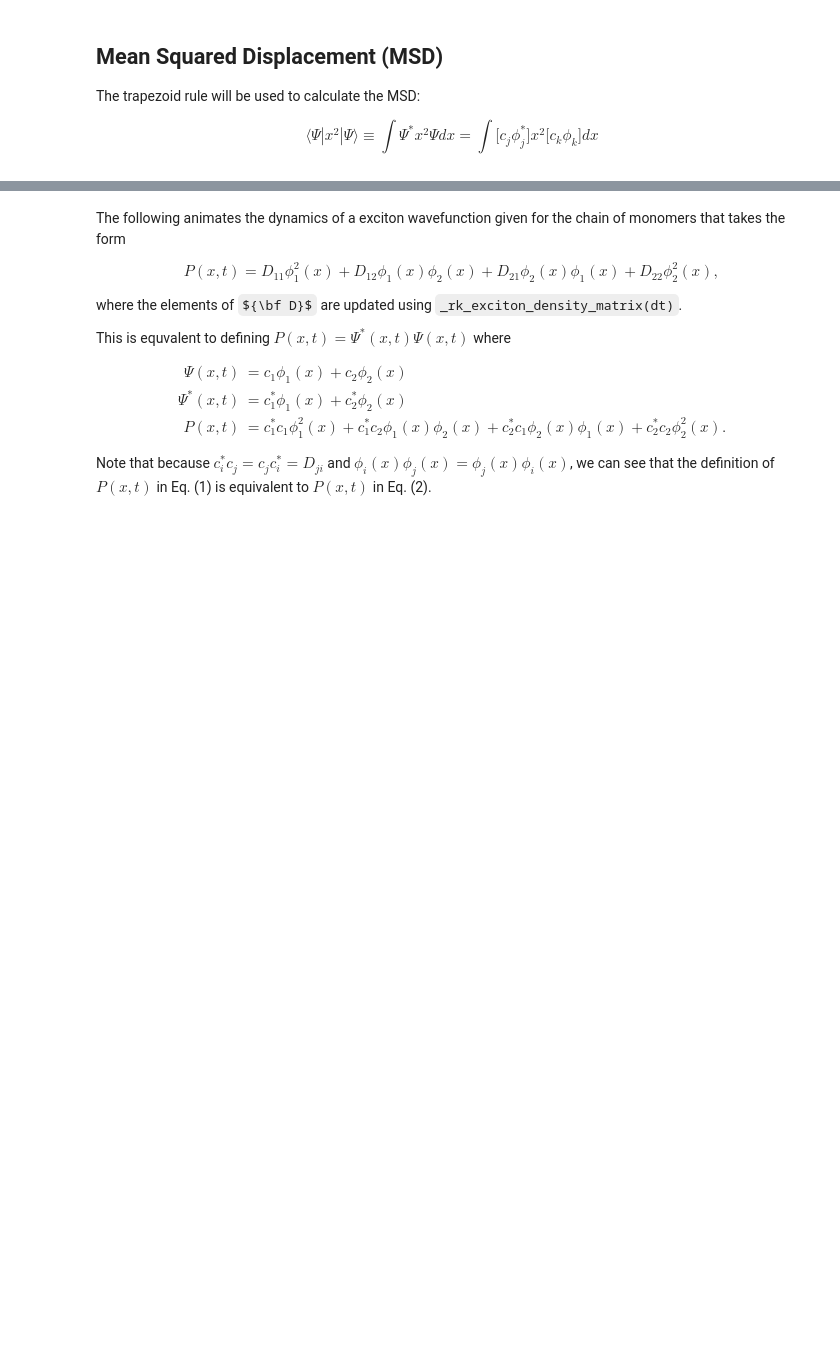
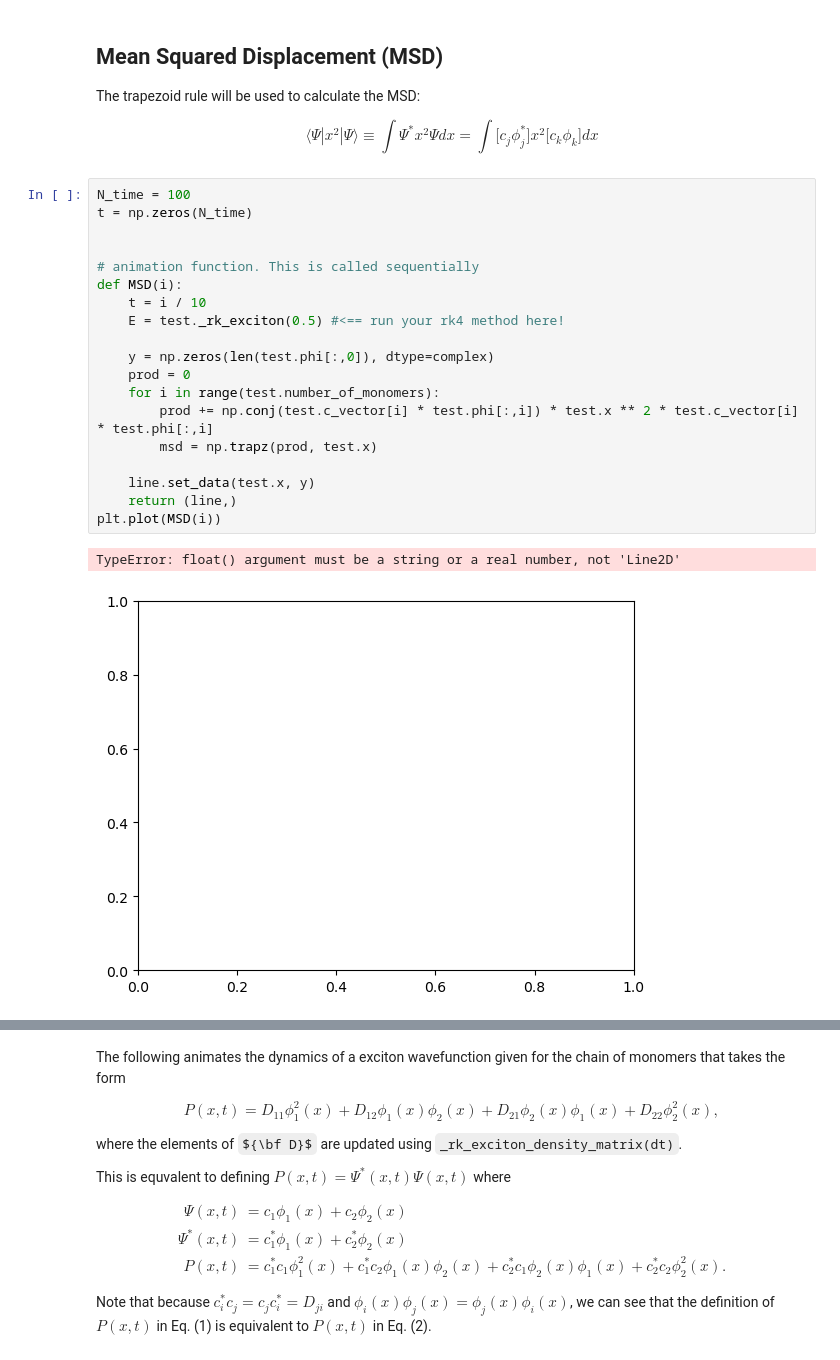
Before and after one commit to FoleyLab/wptherml, a Jupyter notebook: examples/Exciton_dynamics_animation.ipynb, the cells around one changed output, grey strips where cells are left out. Saved outputs shown, nothing was run; the diff lists cells and outputs as text; some formulas as TeX source; blank space fills up the shorter version.

```diff
--- a/examples/Exciton_dynamics_animation.ipynb
+++ b/examples/Exciton_dynamics_animation.ipynb
@@ -112,4 +112,26 @@ anim
 The trapezoid rule will be used to calculate the MSD:
 
 $$ \langle{\Psi}|x^2|\Psi\rangle \equiv \int{\Psi^* x^2 \Psi} dx = \int{\lbrack c_j \phi_j^* \rbrack x^2 \lbrack c_k \phi_k\rbrack dx}$$
+# %%
+N_time = 100
+t = np.zeros(N_time)
+
+
+# animation function. This is called sequentially
+def MSD(i):
+    t = i / 10
+    E = test._rk_exciton(0.5) #<== run your rk4 method here!
+
+    y = np.zeros(len(test.phi[:,0]), dtype=complex)
+    prod = 0
+    for i in range(test.number_of_monomers):
+        prod += np.conj(test.c_vector[i] * test.phi[:,i]) * test.x ** 2 * test.c_vector[i] * test.phi[:,i]
+        msd = np.trapz(prod, test.x)
+
+    line.set_data(test.x, y)
+    return (line,)
+plt.plot(MSD(i))
+# %% [output]
+TypeError: float() argument must be a string or a real number, not 'Line2D'
+[figure, added]
 # %%
```
Also changed, not shown: parts of 6 cells of this notebook.
